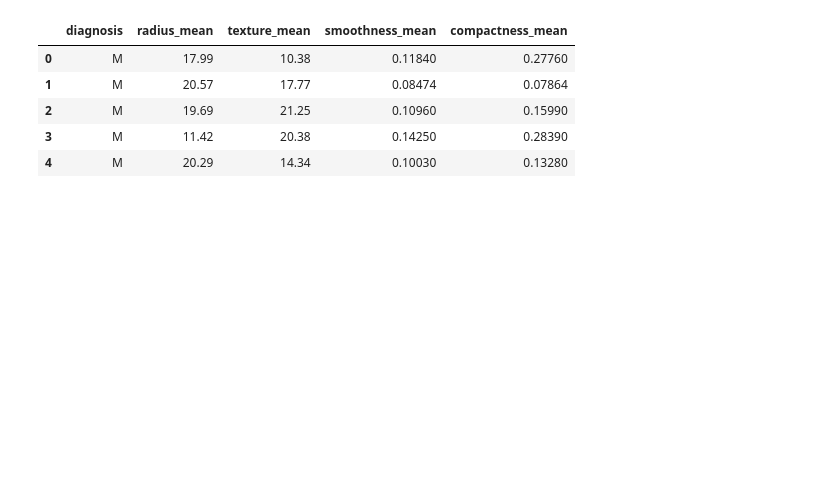
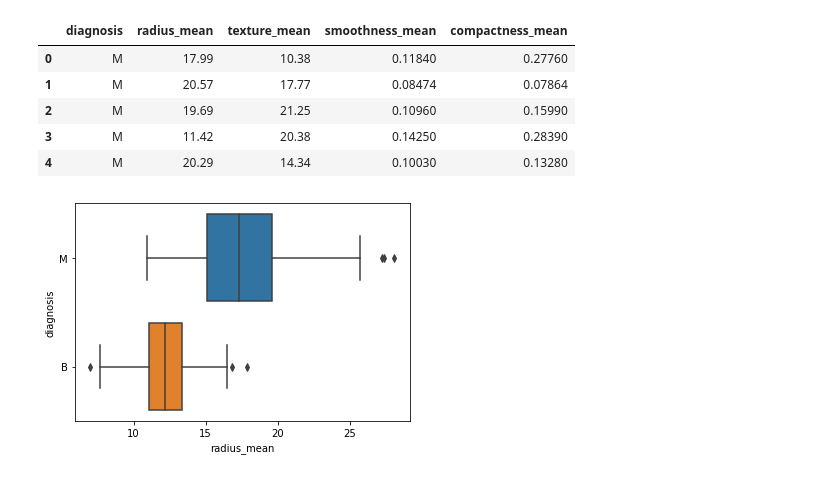
Before and after one commit to pixieghosh/gradschool_sem1, a Jupyter notebook: databases/hw/ghosh_hw4.ipynb, the cells around one changed output. Saved outputs shown, nothing was run; the diff lists cells and outputs as text; code cells hidden in the pictures; blank space fills up the shorter version.

```diff
--- a/databases/hw/ghosh_hw4.ipynb
+++ b/databases/hw/ghosh_hw4.ipynb
@@ -25,0 +23,5 @@ use seaborn
+# %%
+# Q 2.1
+radius_plot = sns.boxplot(x="radius_mean", y="diagnosis", data=cancer_data)
+# %% [output]
+[figure, added]
```
Also changed, not shown: parts of 24 cells of this notebook.
